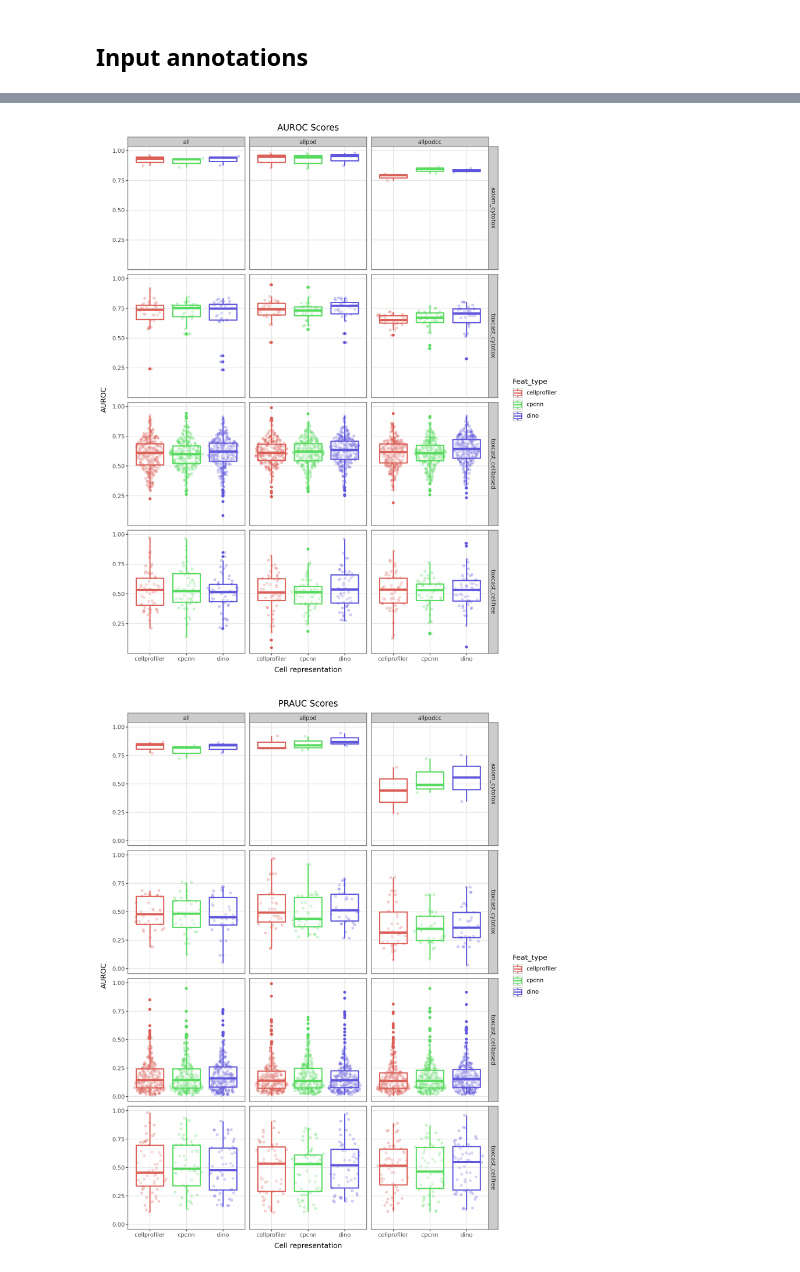
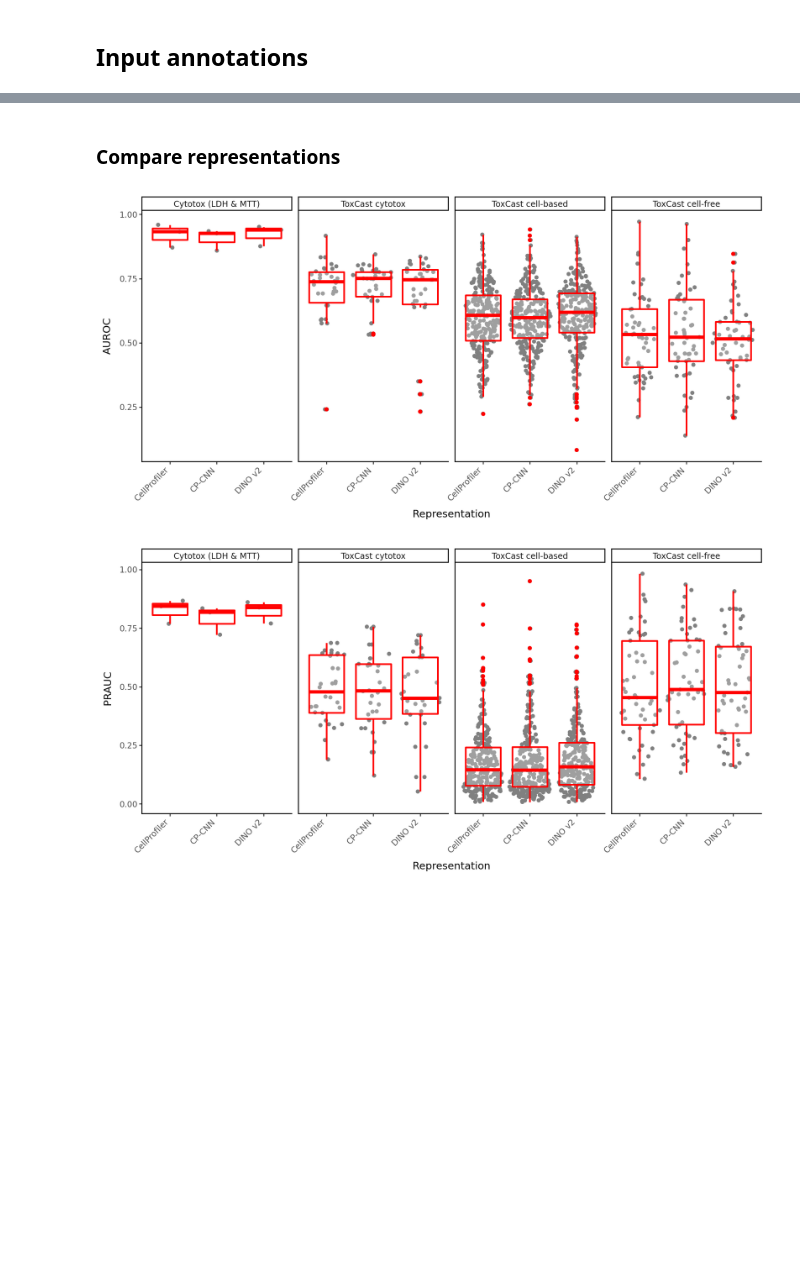
Before and after one commit to jessica-ewald/2024_09_09_Axiom_OASIS, a Jupyter notebook: 2_downstream_analysis/manuscript_notebooks/3_2_2_compare_concs_reps.ipynb, the cells around one changed output, grey strips where cells are left out. Cells and saved outputs as stored; diff of their text form; code cells hidden in the pictures; blank space fills up the shorter version.

Commit message:
compare conc notebook

```diff
--- a/2_downstream_analysis/manuscript_notebooks/3_2_2_compare_concs_reps.ipynb
+++ b/2_downstream_analysis/manuscript_notebooks/3_2_2_compare_concs_reps.ipynb
@@ -33,35 +195,60 @@ pred_df = pred_df.filter(pl.col("Model_type") == "Actual")
+# %% [markdown]
+### Compare representations
+# %%
+rep_df = pred_df.filter(pl.col("Metadata_AggType") == "all")
+
+pred_pandas = rep_df.to_pandas()
+pred_pandas['Endpoint_type'] = pd.Categorical(
+    pred_pandas['Endpoint_type'],
+    categories=["axiom_cytotox", "toxcast_cytotox", "toxcast_cellbased", "toxcast_cellfree"],
+    ordered=True
+)
 # %%
-from plotnine import ggplot, aes, geom_sina, geom_boxplot, labs, theme_bw, position_dodge, facet_grid
+from plotnine import ggplot, aes, geom_sina, geom_boxplot, labs, theme_classic, position_dodge, facet_wrap, theme, element_text, scale_x_discrete
 import plotnine as pn
 
-pn.options.figure_size = (10, 12)
+pn.options.figure_size = (10, 5)
 
-pred_pandas = pred_df.to_pandas()
-pred_pandas['Endpoint_type'] = pd.Categorical(
-    pred_pandas['Endpoint_type'],
-    categories=["axiom_cytotox", "toxcast_cytotox", "toxcast_cellbased", "toxcast_cellfree"],
-    ordered=True
-)
+custom_labels = {
+    "axiom_cytotox": "Cytotox (LDH & MTT)",
+    "toxcast_cytotox": "ToxCast cytotox",
+    "toxcast_cellbased": "ToxCast cell-based",
+    "toxcast_cellfree": "ToxCast cell-free",
+}
+def label_func(label_dict):
+    return lambda x: label_dict.get(x, x)
 
 plot = (
-    ggplot(pred_pandas, aes(x='Feat_type', y='AUROC', color="Feat_type"))
-    + geom_sina(alpha=0.25)
-    + geom_boxplot(alpha=0.25, size=1)
-    + facet_grid("Endpoint_type ~ Metadata_AggType")
-    + labs(title='AUROC Scores', x='Cell representation', y='AUROC')
-    + theme_bw()
+    ggplot(pred_pandas, aes(x='Feat_type', y='AUROC'))
+    + geom_sina(color="grey")
+    + geom_boxplot(color="red", alpha=0.25, size=1)
+    + facet_wrap("Endpoint_type", ncol=4, labeller=label_func(custom_labels))
+    + labs(x='Representation', y='AUROC')
+    + theme_classic()
+    + theme(axis_text_x=element_text(angle=45, hjust=1))
+    + scale_x_discrete(labels={
+        "cellprofiler": "CellProfiler",
+        "dino": "DINO v2",
+        "cpcnn": "CP-CNN"
+    })
 )
 plot.show()
 
 plot = (
-    ggplot(pred_pandas, aes(x='Feat_type', y='PRAUC', color="Feat_type"))
-    + geom_sina(alpha=0.25)
-    + geom_boxplot(alpha=0.25, size=1)
-    + facet_grid("Endpoint_type ~ Metadata_AggType")
-    + labs(title='PRAUC Scores', x='Cell representation', y='AUROC')
-    + theme_bw()
+    ggplot(pred_pandas, aes(x='Feat_type', y='PRAUC'))
+    + geom_sina(color="grey")
+    + geom_boxplot(color="red", alpha=0.25, size=1)
+    + facet_wrap("Endpoint_type", ncol=4, labeller=label_func(custom_labels))
+    + labs(x='Representation', y='PRAUC')
+    + theme_classic()
+    + theme(axis_text_x=element_text(angle=45, hjust=1))
+    + scale_x_discrete(labels={
+        "cellprofiler": "CellProfiler",
+        "dino": "DINO v2",
+        "cpcnn": "CP-CNN"
+    })
 )
 plot.show()
 # %% [output]
-[figure, old version]
+[figure, new version]
-[figure, old version]
+[figure, new version]
```
Also changed, not shown: parts of 18 cells of this notebook.
